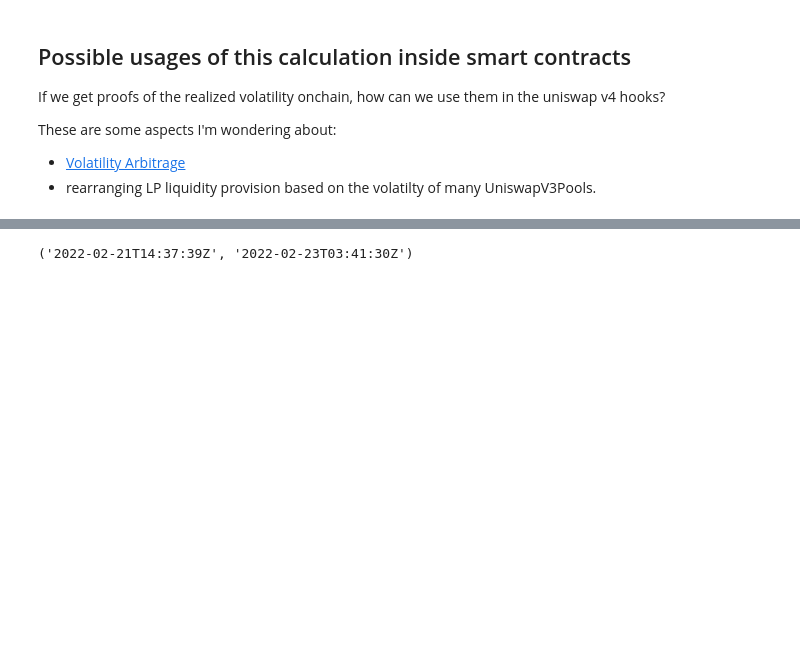
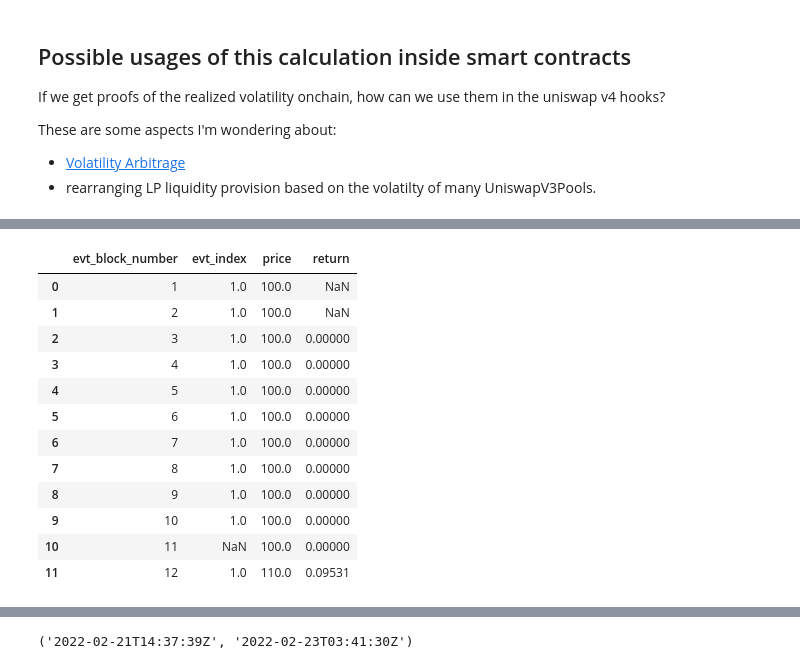
Before and after one commit to semiotic-ai/realized_volatility_substream, a Jupyter notebook: notebooks/notebooks/notes-denver.ipynb, the cells around one changed output, grey strips where cells are left out. Saved outputs shown, nothing was run; the diff lists cells and outputs as text; code cells hidden in the pictures; blank space fills up the shorter version.

```diff
--- a/notebooks/notebooks/notes-denver.ipynb
+++ b/notebooks/notebooks/notes-denver.ipynb
@@ -285,0 +310,22 @@ We will iteratively build on the complexity of our volatility calculation to ach
+# %%
+def set_price_interval(df, interval=1, block_col="evt_block_number", index_col="evt_index", interval_col="interval"):
+    """A function to group the price data by a set interval, determining the opening and closing price for each interval."""
+    df = df.sort_values(by=[block_col, index_col])
+    df[interval_col] = df[block_col] // interval
+    df[interval_col] = df['interval'].astype(int)
+    return df.groupby(interval_col).tail(1).reset_index(drop=True)
+
+def expand_price_data(df, interval=1, block_col="evt_block_number", index_col="evt_index", price_col="price"):
+    """This function takes a DataFrame with price data and returns an expanded DataFrame mapping each block to a price.
+    TODO: determine how we want to handle the truncation of starting blocks due to the interval.
+    """
+    df = set_price_interval(df, interval=interval, block_col=block_col, index_col=index_col).drop(columns=['interval'])
+    min_block = df[block_col].min()
+    max_block = df[block_col].max() + 1
+    all_blocks = pd.DataFrame({'evt_block_number': np.arange(min_block, max_block)})
+    all_blocks = all_blocks.merge(df, how='left', on=block_col)
+    all_blocks[price_col] = all_blocks[price_col].fillna(method='ffill')
+    return all_blocks
+
+test_expanded_data = expand_price_data(test_df, interval=1)
+test_expanded_data
@@ -285,0 +346,31 @@ We will iteratively build on the complexity of our volatility calculation to ach
+# %%
+def update_log_returns(df, window=1, price_col="price", return_col="return"):
+    return df.assign(**{return_col: np.log(df[price_col] / df[price_col].shift(window))})
+def update_percent_change_returns(df, window=1, price_col="price", return_col="return"):
+    return df.assign(**{return_col: df[price_col].pct_change(window)})
+
+def calculate_returns(df, window=25, measure="log", price_col="price", return_col="return"):
+    """A function to calculate returns from price data. Expects a fully expanded block-price DataFrame.
+    """
+    if measure == "log":
+        return update_log_returns(df, window=window, price_col=price_col, return_col=return_col)
+    elif measure == "percent":
+        return update_percent_change_returns(df, window=window, price_col=price_col, return_col=return_col)
+    else:
+        raise ValueError(f"Invalid measure: {measure}")
+test_expanded_data = calculate_returns(test_expanded_data, window=2, measure="log")
+test_expanded_data
+# %% [output]
+|  | evt_block_number | evt_index | price | return |
+| 0 | 1 | 1.0 | 100.0 | NaN |
+| 1 | 2 | 1.0 | 100.0 | NaN |
+| 2 | 3 | 1.0 | 100.0 | 0.00000 |
+| 3 | 4 | 1.0 | 100.0 | 0.00000 |
+| 4 | 5 | 1.0 | 100.0 | 0.00000 |
+| 5 | 6 | 1.0 | 100.0 | 0.00000 |
+| 6 | 7 | 1.0 | 100.0 | 0.00000 |
+| 7 | 8 | 1.0 | 100.0 | 0.00000 |
+| 8 | 9 | 1.0 | 100.0 | 0.00000 |
+| 9 | 10 | 1.0 | 100.0 | 0.00000 |
+| 10 | 11 | NaN | 100.0 | 0.00000 |
+| 11 | 12 | 1.0 | 110.0 | 0.09531 |
```
Also changed, not shown: parts of 7 cells of this notebook.
